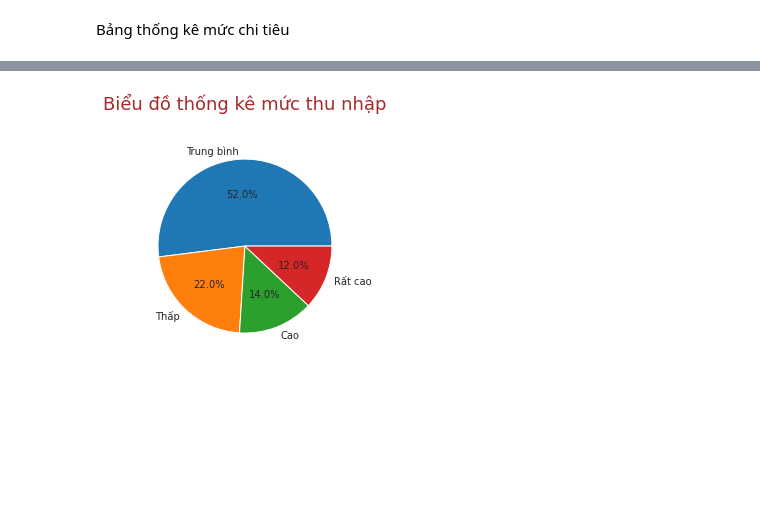
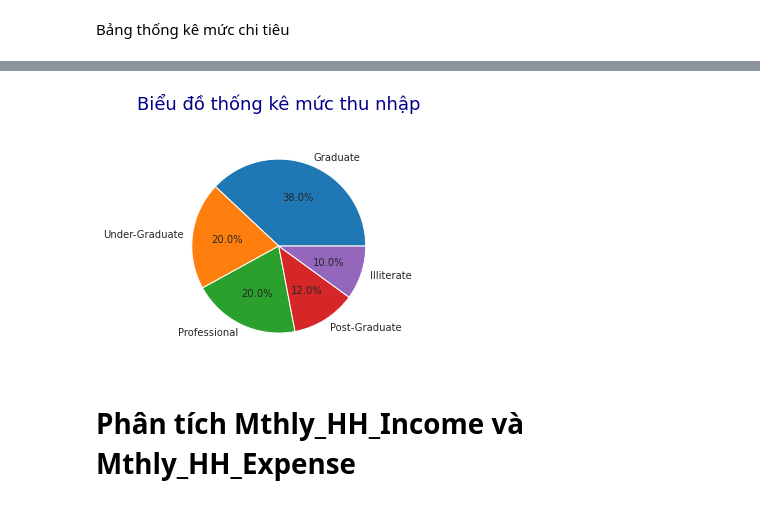
Before and after one commit to hoangnuthuphuong/HK2_freshman, a Jupyter notebook: PTDL_Python/ThongKeMoTa.ipynb, the cells around one changed output, grey strips where cells are left out. Drawn from its saved outputs; the diff is of its cells as text; code cells hidden in the pictures; blank space fills up the shorter version.

```diff
--- a/PTDL_Python/ThongKeMoTa.ipynb
+++ b/PTDL_Python/ThongKeMoTa.ipynb
@@ -348,0 +378,15 @@ plt.show()
+# %%
+sns.set_style("white")
+fig,axes = plt.subplots(nrows=1,ncols=2,dpi=120,figsize = (8,4))
+# Vẽ biểu đồ Hist
+plot0=sns.distplot(df[df["Annual_HH_Income"]!=0]["Annual_HH_Income"],ax=axes[0],color="orange")
+axes[0].set_title("Phân phối thu nhập Hộ gia đình hàng năm",fontdict={"fontsize":12},color="Black")
+axes[0].set_xlabel("Mức thu nhập hàng năm",fontdict={"fontsize":8})
+axes[0].set_ylabel("Count/Dist.",fontdict={"fontsize":8})
+plt.tight_layout()
+# Vẽ boxplot
+plot1=sns.boxplot(df[df["Annual_HH_Income"]!=0]["Annual_HH_Income"],ax=axes[1],color="Orange")
+axes[1].set_title("Tóm tắt các chỉ số",fontdict={"fontsize":12},color="Black")
+axes[1].set_xlabel("Thu nhập gia đình hàng năm",fontdict={"fontsize":8})
+
+plt.tight_layout()
@@ -349,11 +456,13 @@ plt.show()
 # %%
-tn = type_df.Loại_thu_nhập.value_counts()
+tn = df.Highest_Qualified_Member.value_counts()
 engines = tn.index
 counts = tn.values
 x = counts.cumsum()/counts.sum()*100
 plt.xticks(rotation=100)
 plt.pie(counts[:5], labels = engines[:5], autopct='%1.1f%%')
-plt.title('Biểu đồ thống kê mức thu nhập', color = 'Brown', y = 1.1, fontsize = 18)
+plt.title('Biểu đồ thống kê mức thu nhập', color = 'darkblue', y = 1.1, fontsize = 18)
 plt.show()
 # %% [output]
-[figure, old version]
+[figure, new version]
+# %% [markdown]
+# **Phân tích Mthly_HH_Income và Mthly_HH_Expense**
```
Also changed, not shown: parts of 28 cells of this notebook.
